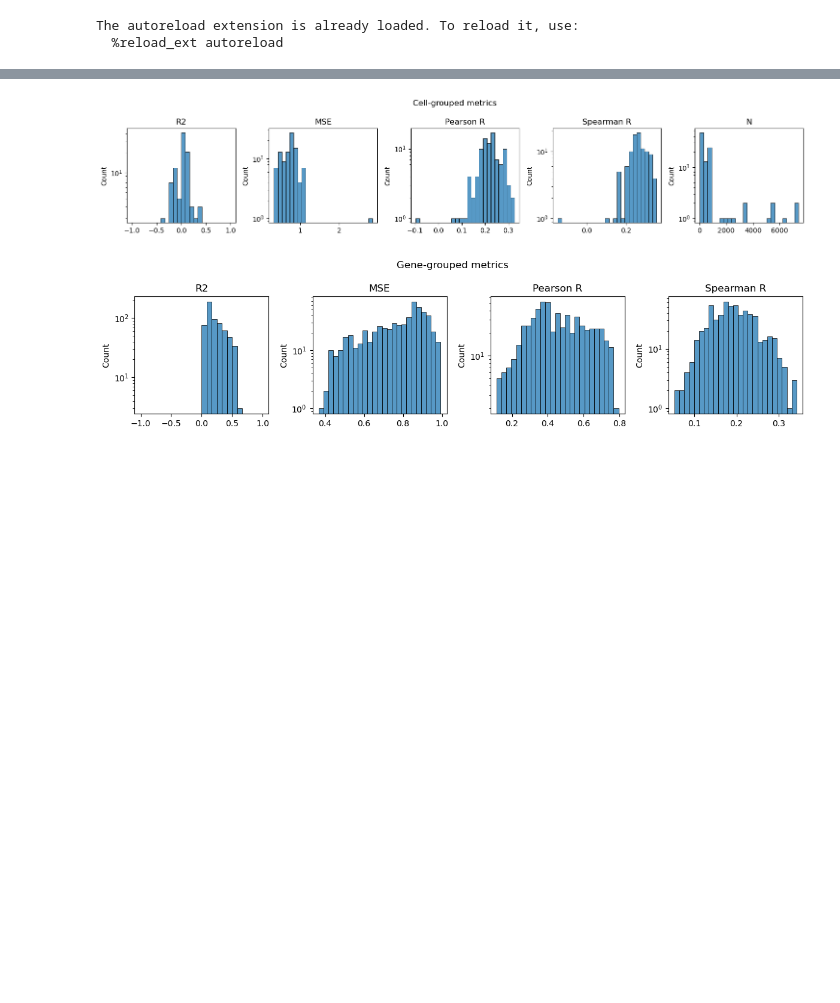
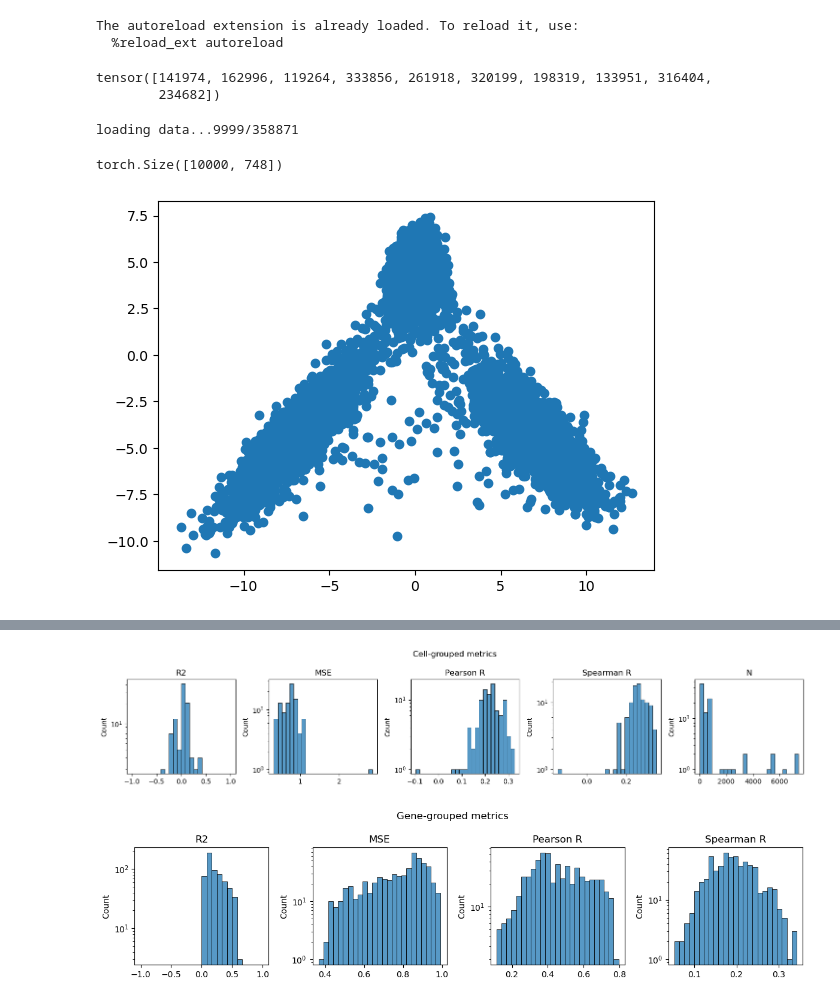
Before and after one commit to nathanieljevans/gsnn-lib, a Jupyter notebook: notebooks/_dev/_dev.ipynb, the cells around one changed output, grey strips where cells are left out. Cells and saved outputs as stored; diff of their text form; code cells hidden in the pictures; blank space fills up the shorter version.

```diff
--- a/notebooks/_dev/_dev.ipynb
+++ b/notebooks/_dev/_dev.ipynb
@@ -22,6 +23,33 @@ from gsnn_lib.proc.prism.utils import load_prism
 # %% [output]
 The autoreload extension is already loaded. To reload it, use:
   %reload_ext autoreload
+# %%
+test_ixs = torch.load('../../output/sciplex3/test_idxs.pt', weights_only=False)
+test_ixs[:10]
+# %% [output]
+tensor([141974, 162996, 119264, 333856, 261918, 320199, 198319, 133951, 316404,
+        234682])
+# %%
+y_fnames = [x for x in os.listdir('../../output/sciplex3/PROC/') if x[:4] == 'pert']
+
+y = []
+for i,fname in enumerate(y_fnames[0:10000]):
+    print(f'loading data...{i}/{len(y_fnames)}', end='\r')
+    y.append(torch.load(f'../../output/sciplex3/PROC/{fname}', weights_only=True).view(1,-1))
+y = torch.cat(y, dim=0)
+y.size()
+# %% [output]
+loading data...9999/358871
+torch.Size([10000, 748])
+# %%
+reducer = PCA(n_components=2)
+y_reduced = reducer.fit_transform(y.cpu().numpy())
+# %%
+plt.figure()
+plt.scatter(y_reduced[:,0], y_reduced[:,1])
+plt.show()
+# %% [output]
+[figure, added]
 # %%
 test_cell_gsnn = pd.read_csv('/home/teddy/local/gsnn-lib/output/GSNN/9d01f9ff-f298-4efa-8361-6c39bd017764/test_cell_metrics.csv')
 test_drug_gsnn = pd.read_csv('/home/teddy/local/gsnn-lib/output/GSNN/9d01f9ff-f298-4efa-8361-6c39bd017764/test_drug_metrics.csv')
```
Also changed, not shown: parts of 7 cells of this notebook, 22 other files.
